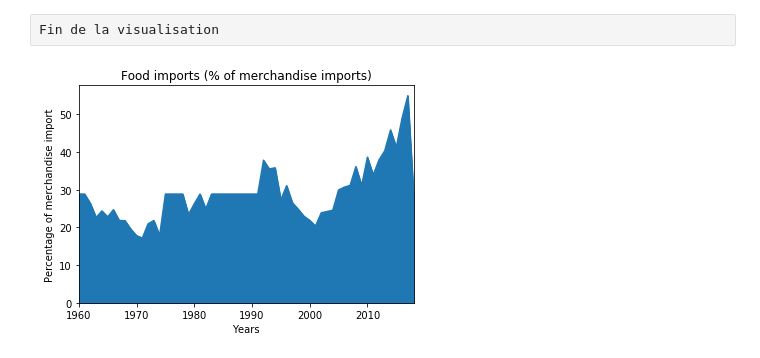
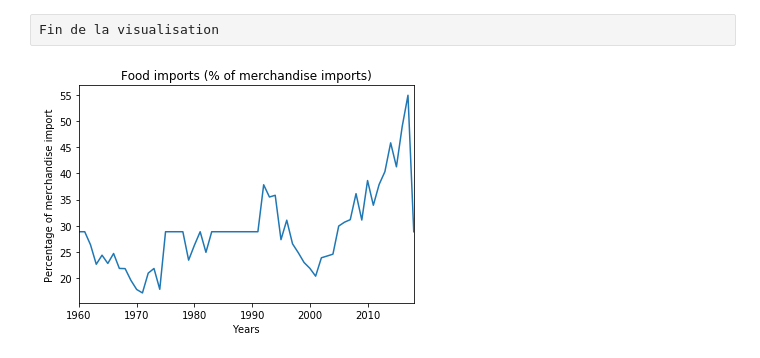
Before and after one commit to AbdoulSalim/API_BEN_DS2, a Jupyter notebook: API_BEN_DS2.ipynb, the cells around one changed output. Cells and saved outputs as stored; diff of their text form; code cells hidden in the pictures.

Commit message:
Line plots

```diff
--- a/API_BEN_DS2.ipynb
+++ b/API_BEN_DS2.ipynb
@@ -109,10 +109,10 @@ mean = food.mean()
 import numpy as np
 food.replace(np.nan, mean, inplace=True)
 # %%
-food.plot(kind='area')
+food.plot(kind='line')
 plt.title('Food imports (% of merchandise imports)')
 plt.ylabel('Percentage of merchandise import')
 plt.xlabel('Years')
 plt.show()
 # %% [output]
-[figure, old version]
+[figure, new version]
```
